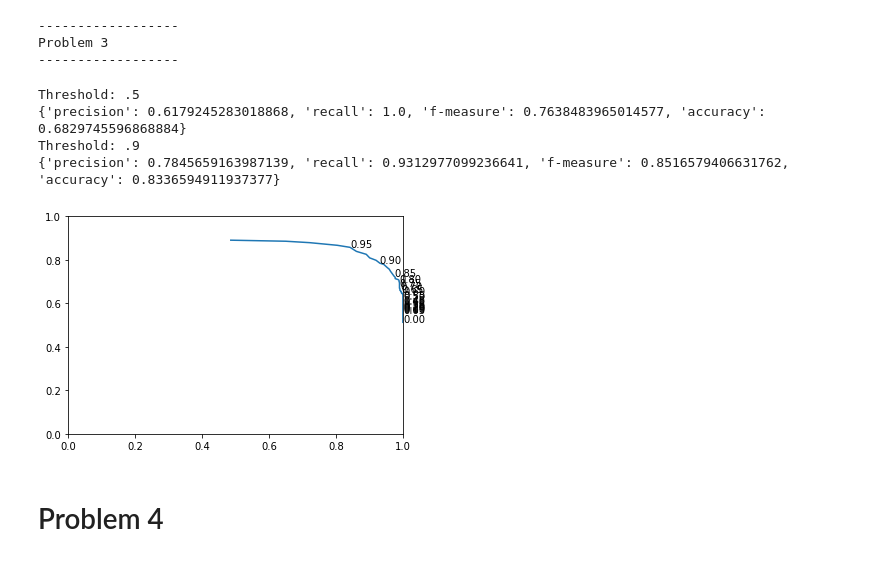
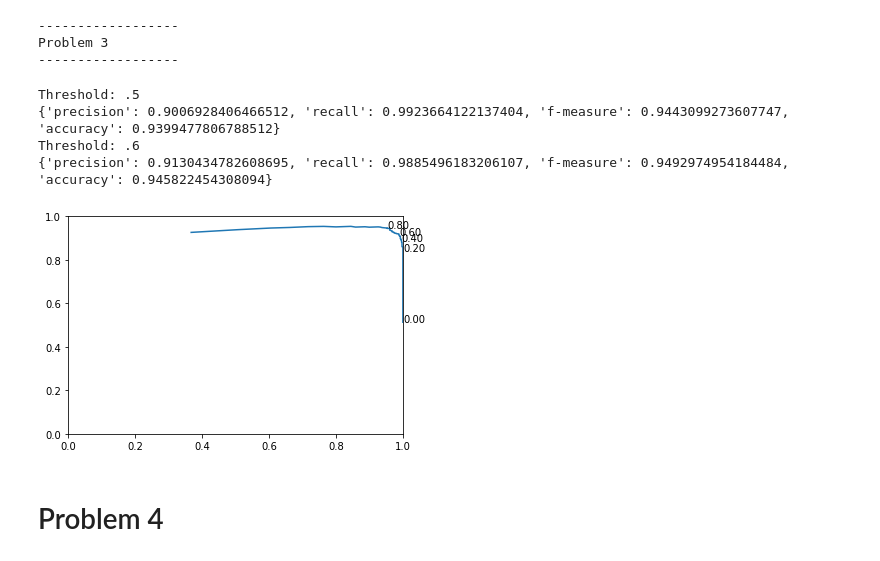
Before and after one commit to dp834/CS383, a Jupyter notebook: Homework/2/Homework2.ipynb, the cells around one changed output. Saved outputs shown, nothing was run; the diff lists cells and outputs as text; code cells hidden in the pictures.

Commit message:
Homework-2: Fixed an issue where i was reading the wrong data

```diff
--- a/Homework/2/Homework2.ipynb
+++ b/Homework/2/Homework2.ipynb
@@ -192,6 +175,7 @@ with open("spambase(1).data", 'r') as f:
 data = np.array(data)
 seed(0)
 shuffle(data)
+X_nonstandard = data[:-1, :]
 
 # standardize the data
 X_mean = np.mean(X_nonstandard, axis=0)
@@ -201,27 +185,11 @@ X_nob  = (X_nonstandard - X_mean)/X_std
 X = np.insert(X_nob, 0, 1,axis=1)
 
 split_location = ceil(data.shape[0]*2/3)
-training_data = data[0:split_location, :]
-test_data = data[split_location:]
+training_x = X[0:split_location, :]
+test_x = X[split_location:, :]
 
-training_x = training_data[:,0:-1]
-
-X_mean = np.mean(training_x, axis=0)
-X_std  = np.std(training_x, axis=0, ddof=1)
-X_nob  = (training_x - X_mean)/X_std
-
-training_x = np.insert(X_nob, 0, 1,axis=1)
-
-training_y = training_data[:, -1]
-
-test_x = test_data[:,0:-1]
-
-X_mean = np.mean(test_x, axis=0)
-X_std  = np.std(test_x, axis=0, ddof=1)
-X_nob  = (test_x - X_mean)/X_std
-
-test_x = np.insert(X_nob, 0, 1,axis=1)
-test_y = test_data[:, -1]
+training_y = data[0:split_location, -1]
+test_y = data[split_location:, -1]
 
 results = logistic_regression(training_x, training_y, iterations=1500, learning_rate=.01)
 
@@ -235,31 +203,31 @@ Problem 3
 # %%
 stats = get_stats(guess, test_y, threshold=.5)
 print("Threshold: .5\n{}".format(stats))
 thresholds = np.linspace(0,.99,100)
 precisions = []
 recalls    = []
 for t in thresholds:
     s = get_stats(guess, test_y, threshold=t)
     precisions.append(s["precision"])
     recalls.append(s["recall"])
 
 plt.ylim((0,1))
 plt.xlim((0,1))
 plt.plot(recalls, precisions)
-for i in range(0, len(thresholds), 5):
+for i in range(0, len(thresholds), 20):
     plt.text(recalls[i],precisions[i], "{:.02f}".format(thresholds[i]))
-stats = get_stats(guess, test_y, threshold=.90)
-print("Threshold: .9\n{}".format(stats))
+stats = get_stats(guess, test_y, threshold=.60)
+print("Threshold: .6\n{}".format(stats))
 
 plt.savefig(IMG_FOLDER + "Q3-precision-vs-recall.png")
 if(not no_interact):
     plt.show()
 # %% [output]
 Threshold: .5
-{'precision': 0.6179245283018868, 'recall': 1.0, 'f-measure': 0.7638483965014577, 'accuracy': 0.6829745596868884}
-Threshold: .9
-{'precision': 0.7845659163987139, 'recall': 0.9312977099236641, 'f-measure': 0.8516579406631762, 'accuracy': 0.8336594911937377}
+{'precision': 0.9006928406466512, 'recall': 0.9923664122137404, 'f-measure': 0.9443099273607747, 'accuracy': 0.9399477806788512}
+Threshold: .6
+{'precision': 0.9130434782608695, 'recall': 0.9885496183206107, 'f-measure': 0.9492974954184484, 'accuracy': 0.945822454308094}
-[figure, old version]
+[figure, new version]
 # %% [markdown]
 # Problem 4
 # %%
```
Also changed, not shown: parts of 5 cells of this notebook, 1 other file.
